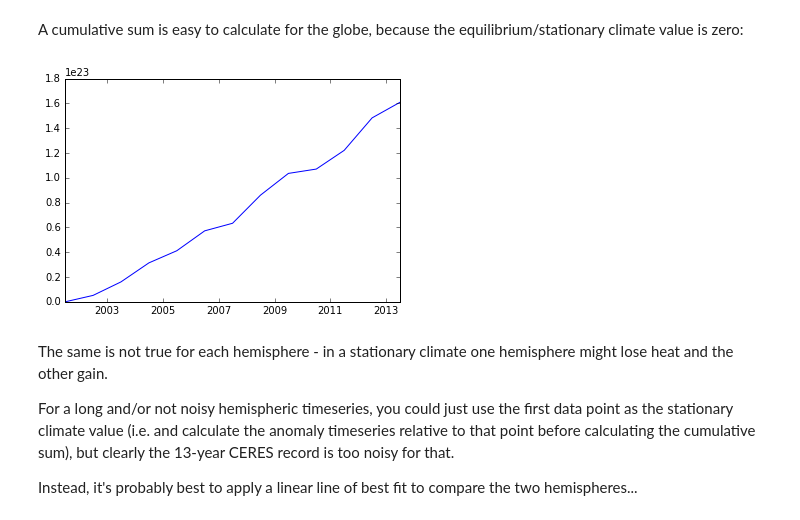
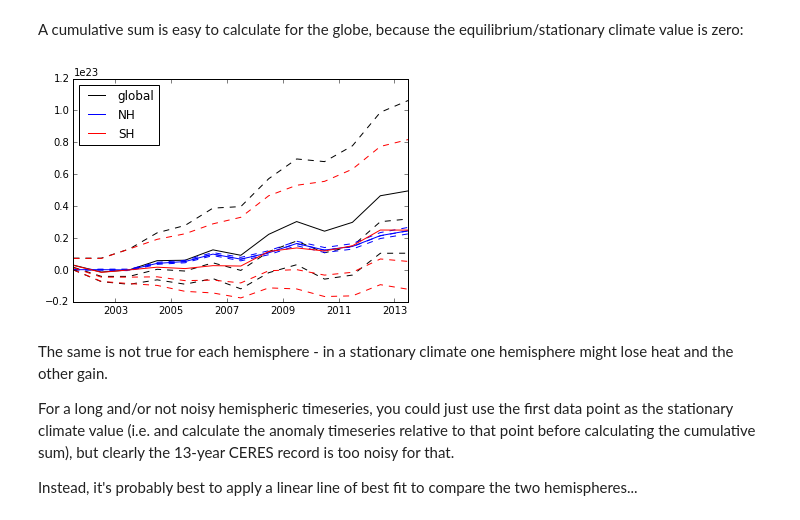
Before and after one commit to DamienIrving/ocean-analysis, a Jupyter notebook: development/EBAF-TOA.ipynb, the cells around one changed output. Saved outputs shown, nothing was run; the diff lists cells and outputs as text; code cells hidden in the pictures.

Commit message:
Tried cumsum

```diff
--- a/development/EBAF-TOA.ipynb
+++ b/development/EBAF-TOA.ipynb
@@ -252,8 +260,38 @@ global_cumsum = calc_anomaly(global_cumsum)
-# %%
-iplt.plot(global_cumsum)
-plt.show()
-# %% [output]
-[figure, removed]
+# %%
+global_cumsum_0 = calc_cumsum(global_sum)
+global_cumsum_1 = calc_cumsum(global_sum, base_index=1, base_method=None)
+global_cumsum_2 = calc_cumsum(global_sum, base_index=2, base_method=None)
+global_cumsum_mean = calc_cumsum(global_sum, base_index=2, base_method='mean')
+
+nh_cumsum_0 = calc_cumsum(nh_sum)
+nh_cumsum_1 = calc_cumsum(nh_sum, base_index=1, base_method=None)
+nh_cumsum_2 = calc_cumsum(nh_sum, base_index=2, base_method=None)
+nh_cumsum_mean = calc_cumsum(nh_sum, base_index=2, base_method='mean')
+
+sh_cumsum_0 = calc_cumsum(sh_sum)
+sh_cumsum_1 = calc_cumsum(sh_sum, base_index=1, base_method=None)
+sh_cumsum_2 = calc_cumsum(sh_sum, base_index=2, base_method=None)
+sh_cumsum_mean = calc_cumsum(sh_sum, base_index=2, base_method='mean')
+# %%
+iplt.plot(global_cumsum_0, color='black', linestyle='--')
+iplt.plot(global_cumsum_1, color='black', linestyle='--')
+iplt.plot(global_cumsum_2, color='black', linestyle='--')
+iplt.plot(global_cumsum_mean, color='black', label='global')
+
+iplt.plot(nh_cumsum_0, color='blue', linestyle='--')
+iplt.plot(nh_cumsum_1, color='blue', linestyle='--')
+iplt.plot(nh_cumsum_2, color='blue', linestyle='--')
+iplt.plot(nh_cumsum_mean, color='blue', label='NH')
+
+iplt.plot(sh_cumsum_0, color='red', linestyle='--')
+iplt.plot(sh_cumsum_1, color='red', linestyle='--')
+iplt.plot(sh_cumsum_2, color='red', linestyle='--')
+iplt.plot(sh_cumsum_mean, color='red', label='SH')
+
+plt.legend(loc=2)
+plt.show()
+# %% [output]
+[figure, added]
 # %% [markdown]
 The same is not true for each hemisphere - in a stationary climate one hemisphere might lose heat and the other gain.
 
```
Also changed, not shown: parts of 2 cells of this notebook.
